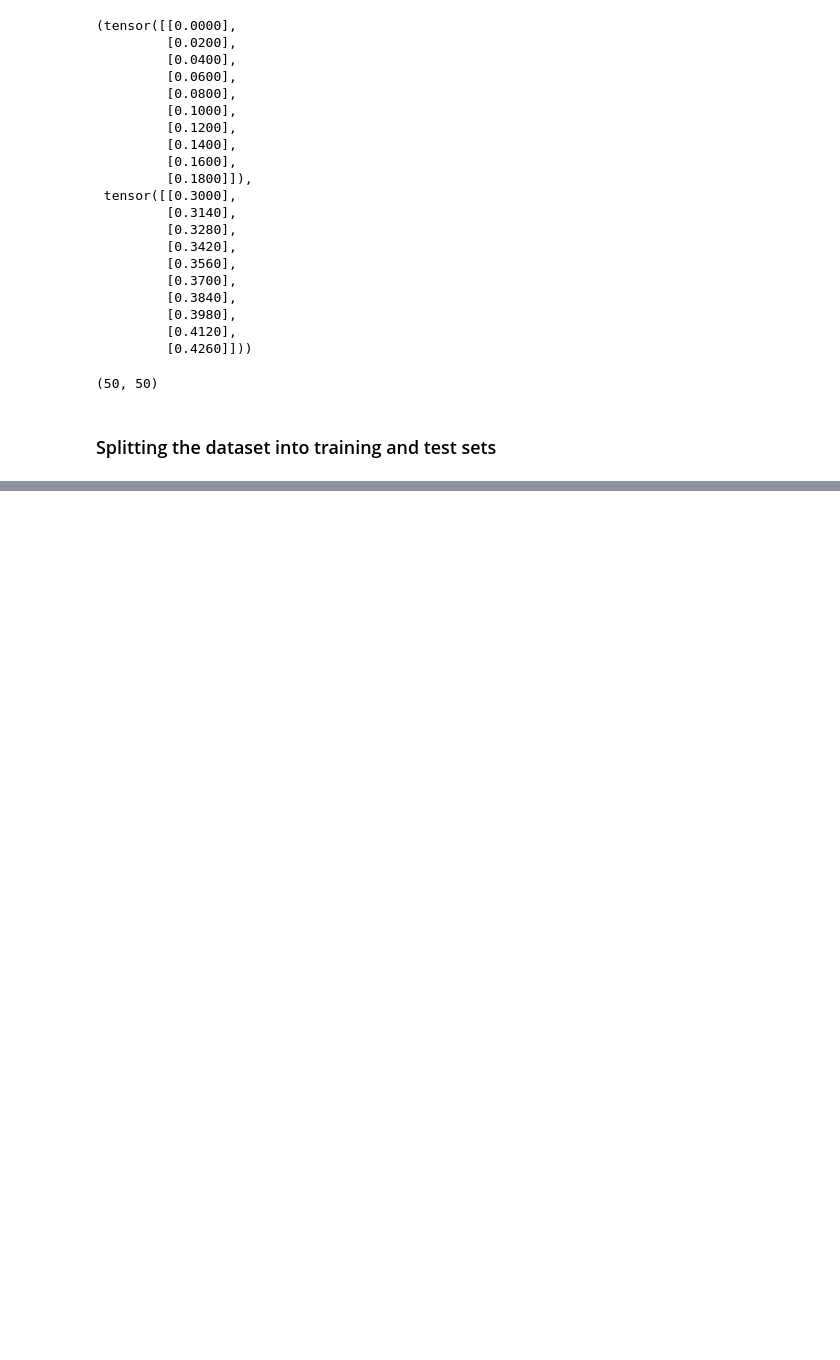
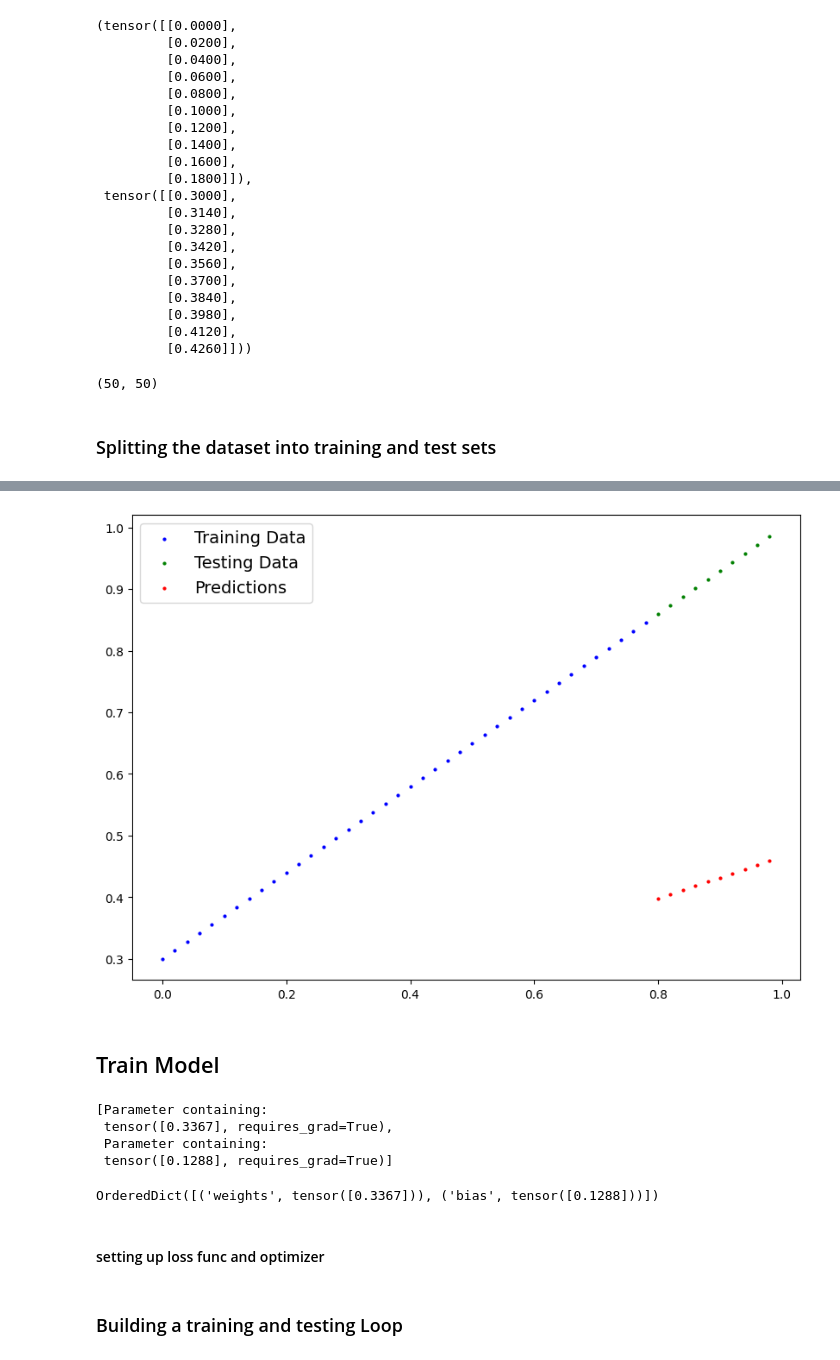
Before and after one commit to ujjawalsingh10/Pytorch-Deep-Learning, a Jupyter notebook: 01_Pytorch_WorkFlow.ipynb, the cells around one changed output, grey strips where cells are left out. Drawn from its saved outputs; the diff is of its cells as text; code cells hidden in the pictures; blank space fills up the shorter version.

```diff
--- a/01_Pytorch_WorkFlow.ipynb
+++ b/01_Pytorch_WorkFlow.ipynb
@@ -52,0 +86,17 @@ len(X), len(y)
+# %%
+from torch import nn
+
+## Create Linear Regression model class
+class LinearRegressionModel(nn.Module):
+  def __init__(self):
+    super().__init__()
+    self.weights = nn.Parameter(torch.randn(1,
+                                            requires_grad = True,
+                                            dtype = torch.float))
+    self.bias = nn.Parameter(torch.randn(1,
+                                         requires_grad = True,
+                                         dtype = torch.float))
+
+    ## Forward method to define computation in the model
+  def forward(self, x:torch.Tensor) -> torch.Tensor:
+    return self.weights * x + self.bias
@@ -52,0 +112,8 @@ len(X), len(y)
+# %%
+## creating a random seed
+torch.manual_seed(42)
+
+## Creating instance of the model
+model_0 = LinearRegressionModel()
+
+list(model_0.parameters())
@@ -52,0 +139,8 @@ len(X), len(y)
+# %%
+## make prediction with model
+with torch.inference_mode():
+  y_preds = model_0(X_test)
+
+## Can also do similar with torch.no_grad(), inference_mode is preferred
+
+y_preds
@@ -52,0 +158,19 @@ len(X), len(y)
+# %%
+plot_predictions(predictions=y_preds)
+# %% [output]
+[figure, added]
+# %% [markdown]
+## Train Model
+# %%
+list(model_0.parameters())
+# %% [output]
+[Parameter containing:
+ tensor([0.3367], requires_grad=True),
+ Parameter containing:
+ tensor([0.1288], requires_grad=True)]
+# %%
+model_0.state_dict()
+# %% [output]
+OrderedDict([('weights', tensor([0.3367])), ('bias', tensor([0.1288]))])
+# %% [markdown]
+#### setting up loss func and optimizer
@@ -52,0 +183,2 @@ len(X), len(y)
+# %% [markdown]
+### Building a training and testing Loop
```
Also changed, not shown: parts of 16 cells of this notebook.
